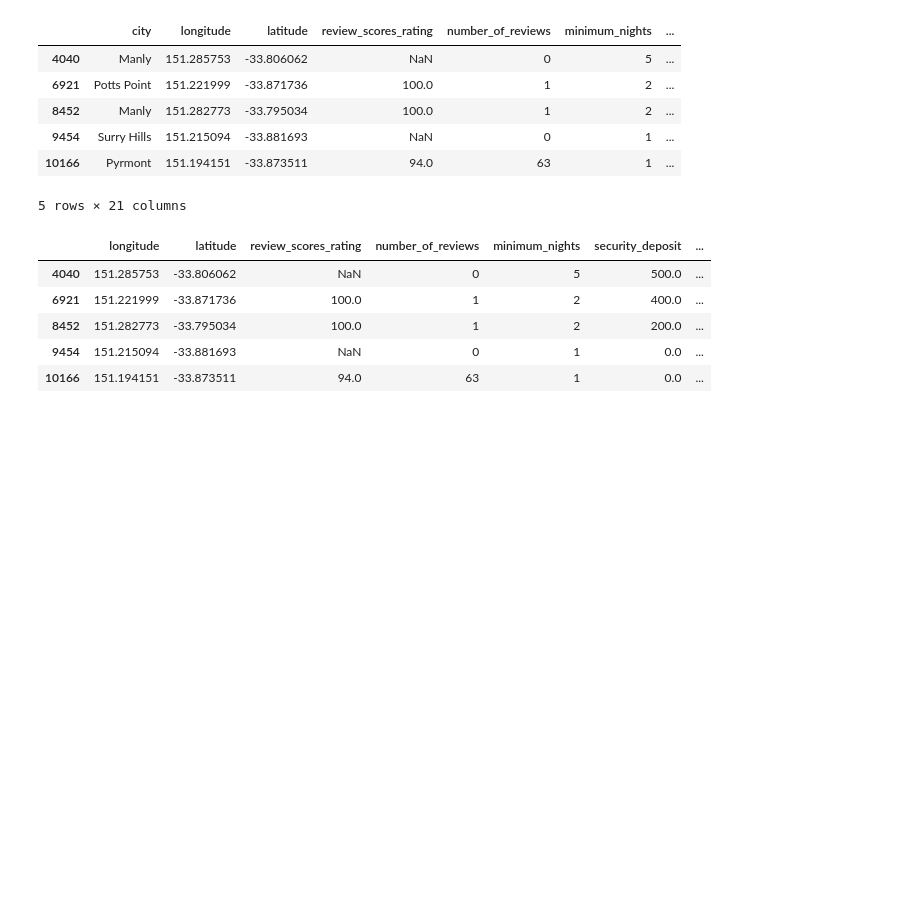
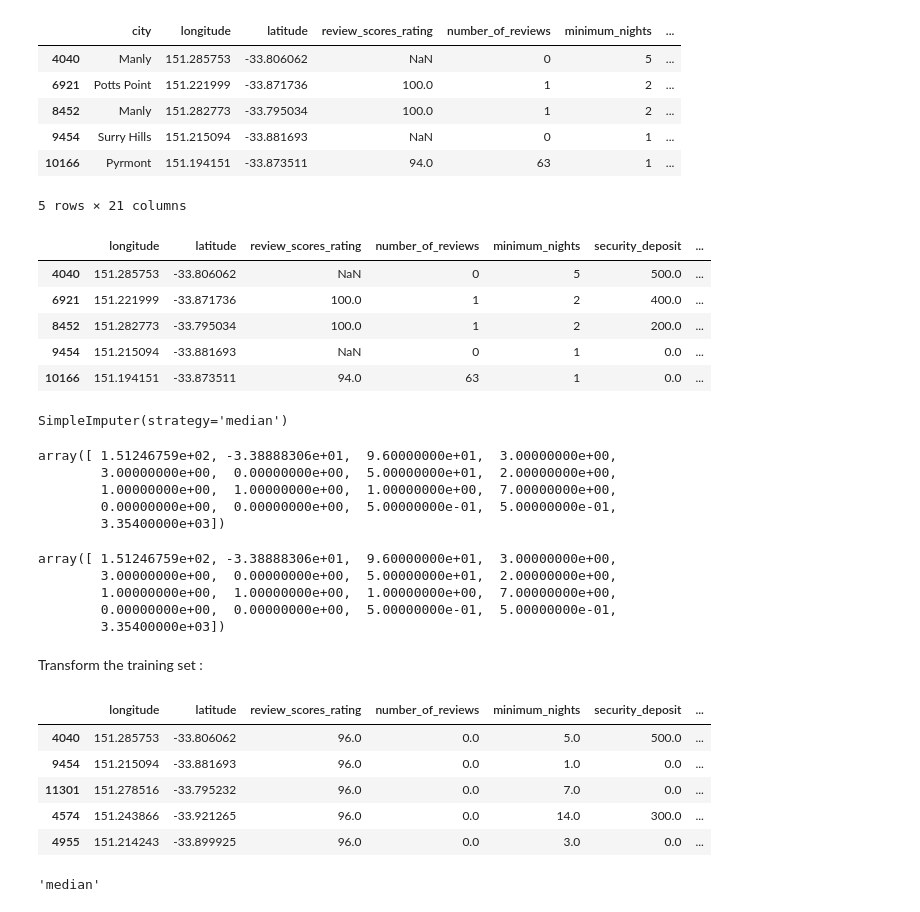
Before and after one commit to lugastyan/ML-portofolio, a Jupyter notebook: predict-airbnb-prices-in-sydney.ipynb, the cells around one changed output. Cells and saved outputs as stored; diff of their text form; code cells hidden in the pictures; blank space fills up the shorter version.

```diff
--- a/predict-airbnb-prices-in-sydney.ipynb
+++ b/predict-airbnb-prices-in-sydney.ipynb
@@ -642,3 +642,43 @@ X_num.head()
 | 8452 | 151.282773 | -33.795034 | 100.0 | 1 | 2 | 200.0 | ... |
 | 9454 | 151.215094 | -33.881693 | NaN | 0 | 1 | 0.0 | ... |
 | 10166 | 151.194151 | -33.873511 | 94.0 | 63 | 1 | 0.0 | ... |
+# %%
+imputer.fit(X_num)
+# %% [output]
+SimpleImputer(strategy='median')
+# %%
+imputer.statistics_
+# %% [output]
+array([ 1.51246759e+02, -3.38888306e+01,  9.60000000e+01,  3.00000000e+00,
+        3.00000000e+00,  0.00000000e+00,  5.00000000e+01,  2.00000000e+00,
+        1.00000000e+00,  1.00000000e+00,  1.00000000e+00,  7.00000000e+00,
+        0.00000000e+00,  0.00000000e+00,  5.00000000e-01,  5.00000000e-01,
+        3.35400000e+03])
+# %%
+X_num.median().values
+# %% [output]
+array([ 1.51246759e+02, -3.38888306e+01,  9.60000000e+01,  3.00000000e+00,
+        3.00000000e+00,  0.00000000e+00,  5.00000000e+01,  2.00000000e+00,
+        1.00000000e+00,  1.00000000e+00,  1.00000000e+00,  7.00000000e+00,
+        0.00000000e+00,  0.00000000e+00,  5.00000000e-01,  5.00000000e-01,
+        3.35400000e+03])
+# %% [markdown]
+Transform the training set :
+# %%
+X_num_np = imputer.transform(X_num)
+# %%
+X_num = pd.DataFrame(X_num_np, columns=X_num.columns,
+                    index = list(X_num.index.values))
+# %%
+X_num.loc[sample_incomplete_rows.index.values]
+# %% [output]
+|  | longitude | latitude | review_scores_rating | number_of_reviews | minimum_nights | security_deposit | ... |
+| 4040 | 151.285753 | -33.806062 | 96.0 | 0.0 | 5.0 | 500.0 | ... |
+| 9454 | 151.215094 | -33.881693 | 96.0 | 0.0 | 1.0 | 0.0 | ... |
+| 11301 | 151.278516 | -33.795232 | 96.0 | 0.0 | 7.0 | 0.0 | ... |
+| 4574 | 151.243866 | -33.921265 | 96.0 | 0.0 | 14.0 | 300.0 | ... |
+| 4955 | 151.214243 | -33.899925 | 96.0 | 0.0 | 3.0 | 0.0 | ... |
+# %%
+imputer.strategy
+# %% [output]
+'median'
```
Also changed, not shown: parts of 12 cells of this notebook.
